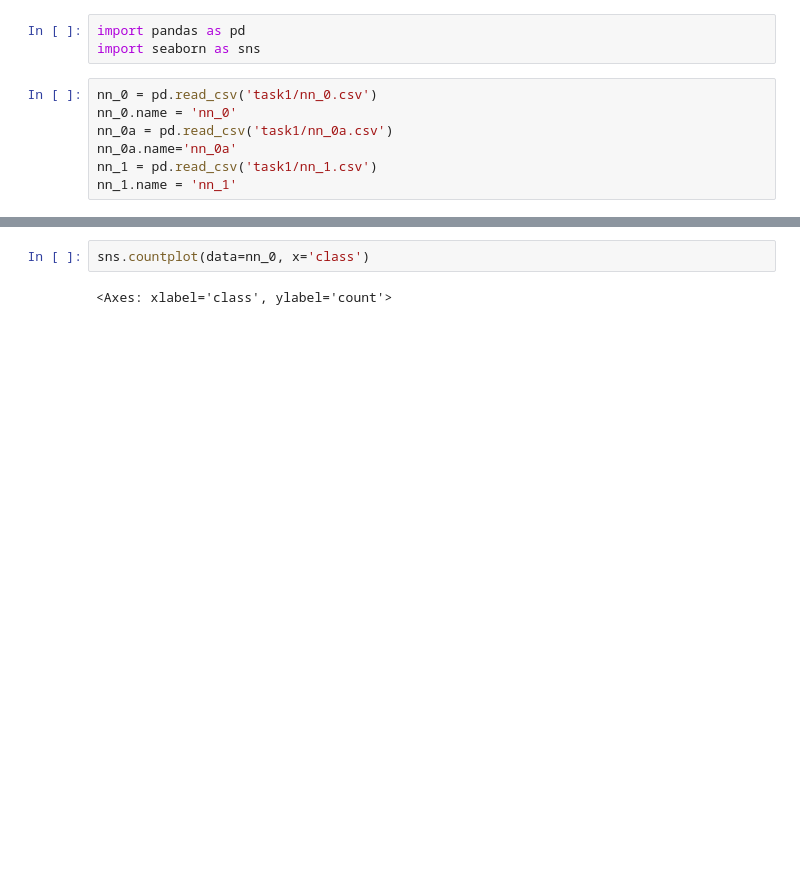
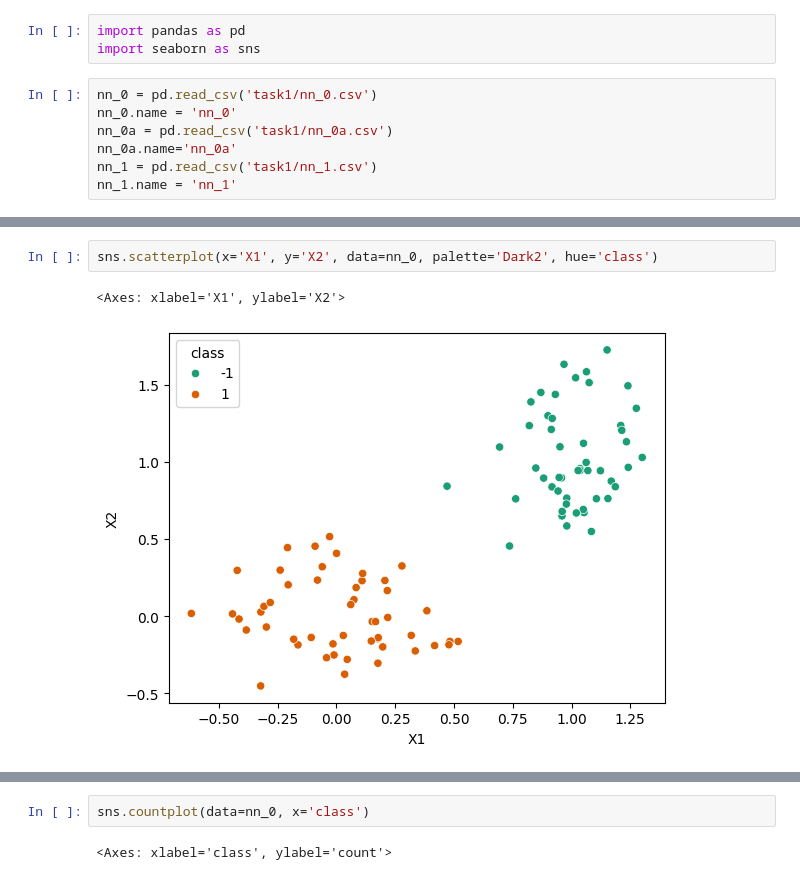
Before and after one commit to BenSerg/ML-labs-polytech, a Jupyter notebook: Neural Networks/lab2.ipynb, the cells around one changed output, grey strips where cells are left out. Saved outputs shown, nothing was run; the diff lists cells and outputs as text; blank space fills up the shorter version.

```diff
--- a/Neural Networks/lab2.ipynb
+++ b/Neural Networks/lab2.ipynb
@@ -25,0 +43,5 @@ nn_1.name = 'nn_1'
+# %%
+sns.scatterplot(x='X1', y='X2', data=nn_0, palette='Dark2', hue='class')
+# %% [output]
+<Axes: xlabel='X1', ylabel='X2'>
+[figure, added]
```
Also changed, not shown: parts of 12 cells of this notebook.
